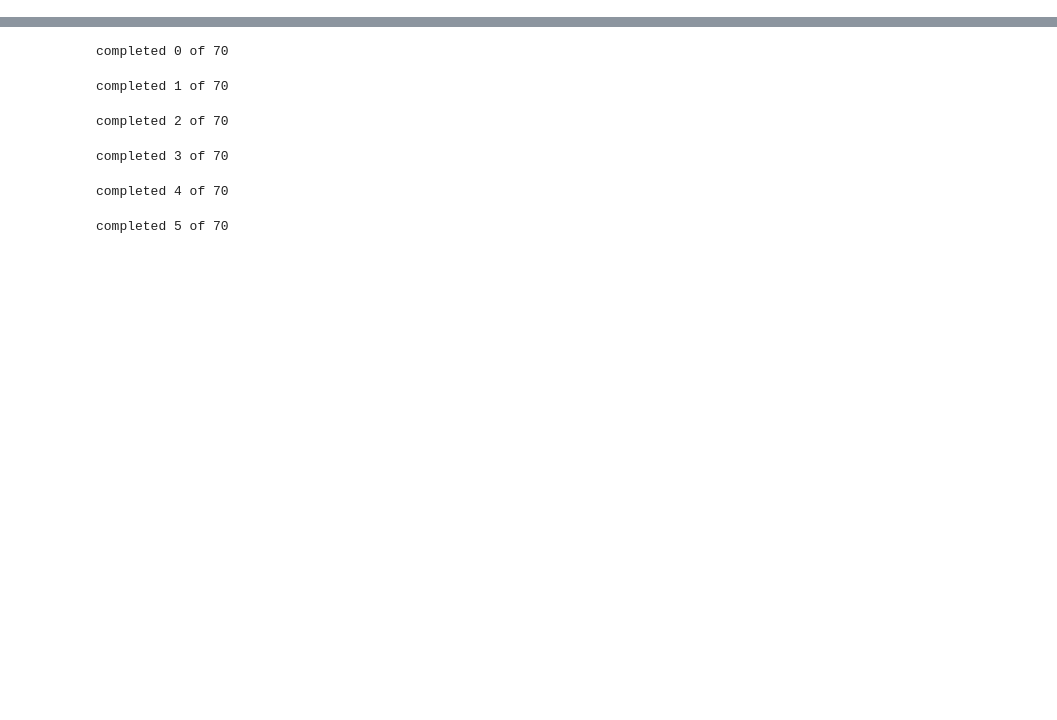
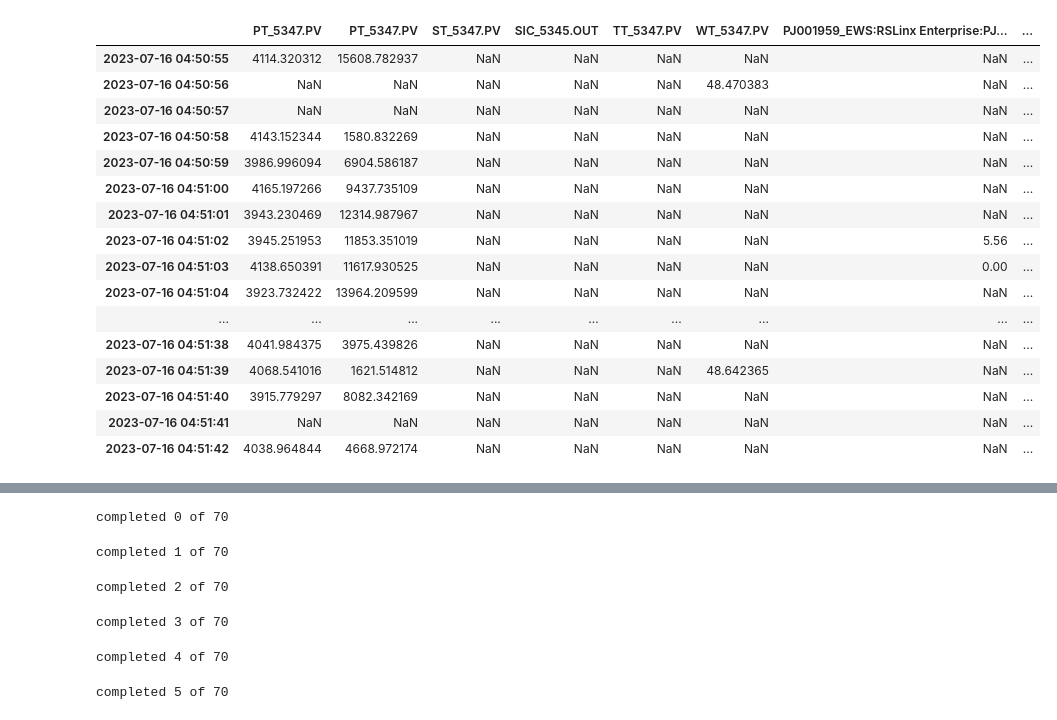
Before and after one commit to alterino/pellet_tech, a Jupyter notebook: model_dev/model_dev_preprocessing.ipynb, the cells around one changed output, grey strips where cells are left out. Cells and saved outputs as stored; diff of their text form; code cells hidden in the pictures; blank space fills up the shorter version.

```diff
--- a/model_dev/model_dev_preprocessing.ipynb
+++ b/model_dev/model_dev_preprocessing.ipynb
@@ -32,0 +320,20 @@ Wall time: 4.77 µs
+# %%
+extruder_data['EX1'].iloc[5:50]
+# %% [output]
+|  | PT_5347.PV | PT_5347.PV | ST_5347.PV | SIC_5345.OUT | TT_5347.PV | WT_5347.PV | PJ001959_EWS:RSLinx Enterprise:PJ... | ... |
+| 2023-07-16 04:50:55 | 4114.320312 | 15608.782937 | NaN | NaN | NaN | NaN | NaN | ... |
+| 2023-07-16 04:50:56 | NaN | NaN | NaN | NaN | NaN | 48.470383 | NaN | ... |
+| 2023-07-16 04:50:57 | NaN | NaN | NaN | NaN | NaN | NaN | NaN | ... |
+| 2023-07-16 04:50:58 | 4143.152344 | 1580.832269 | NaN | NaN | NaN | NaN | NaN | ... |
+| 2023-07-16 04:50:59 | 3986.996094 | 6904.586187 | NaN | NaN | NaN | NaN | NaN | ... |
+| 2023-07-16 04:51:00 | 4165.197266 | 9437.735109 | NaN | NaN | NaN | NaN | NaN | ... |
+| 2023-07-16 04:51:01 | 3943.230469 | 12314.987967 | NaN | NaN | NaN | NaN | NaN | ... |
+| 2023-07-16 04:51:02 | 3945.251953 | 11853.351019 | NaN | NaN | NaN | NaN | 5.56 | ... |
+| 2023-07-16 04:51:03 | 4138.650391 | 11617.930525 | NaN | NaN | NaN | NaN | 0.00 | ... |
+| 2023-07-16 04:51:04 | 3923.732422 | 13964.209599 | NaN | NaN | NaN | NaN | NaN | ... |
+| ... | ... | ... | ... | ... | ... | ... | ... | ... |
+| 2023-07-16 04:51:38 | 4041.984375 | 3975.439826 | NaN | NaN | NaN | NaN | NaN | ... |
+| 2023-07-16 04:51:39 | 4068.541016 | 1621.514812 | NaN | NaN | NaN | 48.642365 | NaN | ... |
+| 2023-07-16 04:51:40 | 3915.779297 | 8082.342169 | NaN | NaN | NaN | NaN | NaN | ... |
+| 2023-07-16 04:51:41 | NaN | NaN | NaN | NaN | NaN | NaN | NaN | ... |
+| 2023-07-16 04:51:42 | 4038.964844 | 4668.972174 | NaN | NaN | NaN | NaN | NaN | ... |
```
Also changed, not shown: parts of 31 cells of this notebook, 2 other files.
